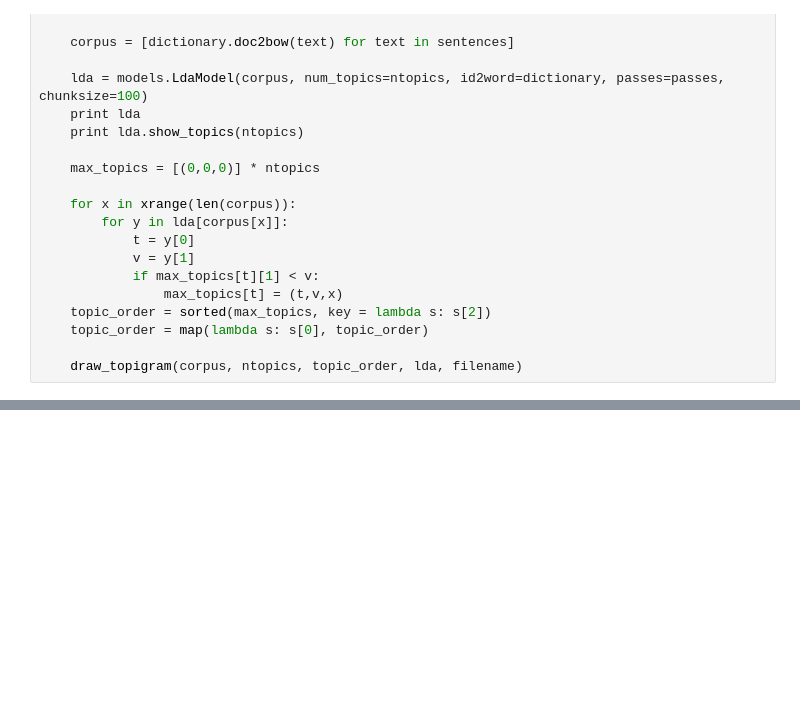
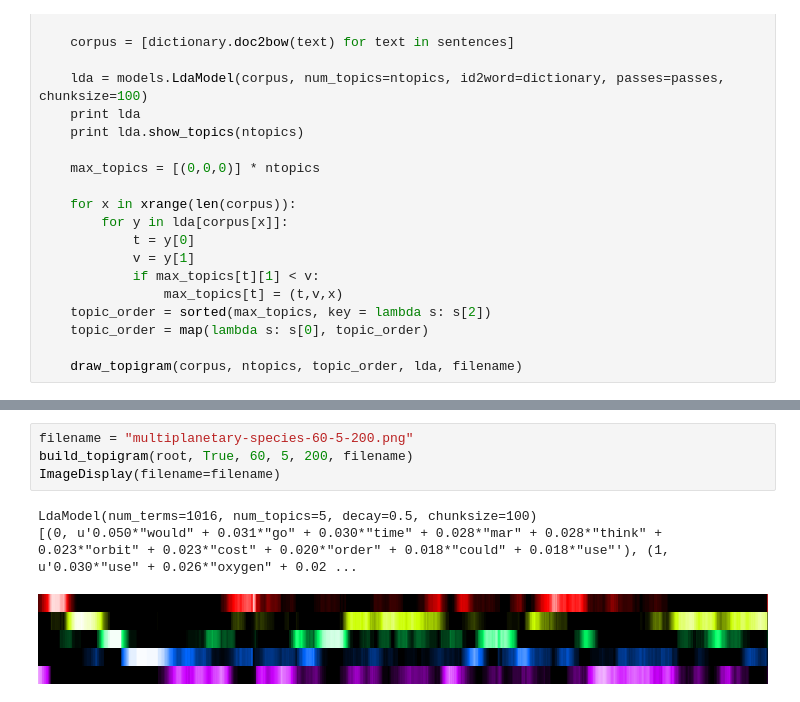
Before and after one commit to acupoftee/Youtube-Murals, a Jupyter notebook: topigram.ipynb, the cells around one changed output, grey strips where cells are left out. Saved outputs shown, nothing was run; the diff lists cells and outputs as text; blank space fills up the shorter version.

```diff
--- a/topigram.ipynb
+++ b/topigram.ipynb
@@ -255,0 +256,8 @@ LdaModel(num_terms=1016, num_topics=5, decay=0.5, chunksize=100)
+# %%
+filename = "multiplanetary-species-60-5-200.png"
+build_topigram(root, True, 60, 5, 200, filename)
+ImageDisplay(filename=filename)
+# %% [output]
+LdaModel(num_terms=1016, num_topics=5, decay=0.5, chunksize=100)
+[(0, u'0.050*"would" + 0.031*"go" + 0.030*"time" + 0.028*"mar" + 0.028*"think" + 0.023*"orbit" + 0.023*"cost" + 0.020*"order" + 0.018*"could" + 0.018*"use"'), (1, u'0.030*"use" + 0.026*"oxygen" + 0.02 ...
+[figure, added]
```
Also changed, not shown: parts of 11 cells of this notebook, 12 other files.
